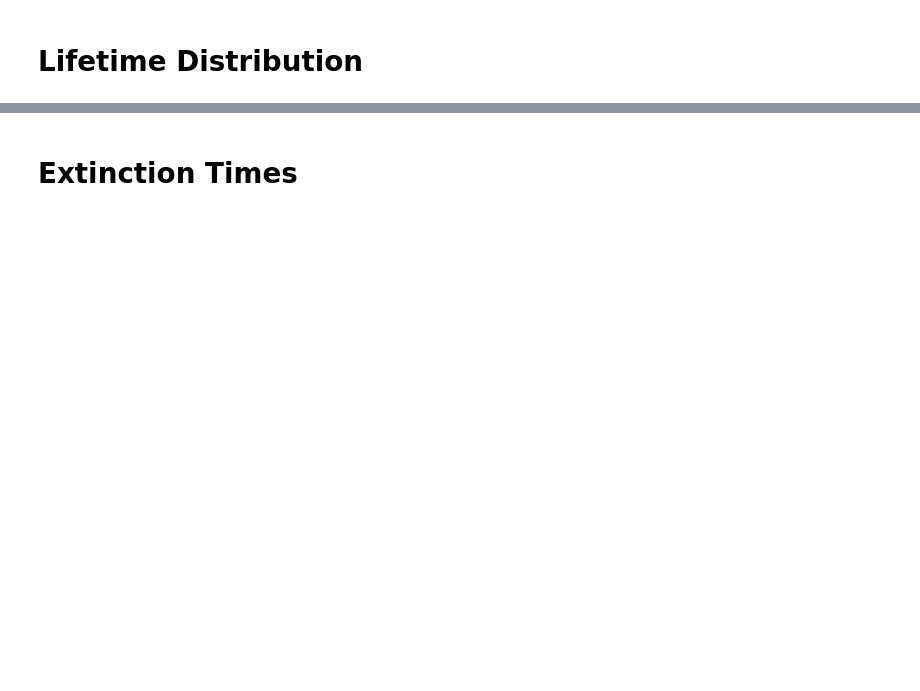
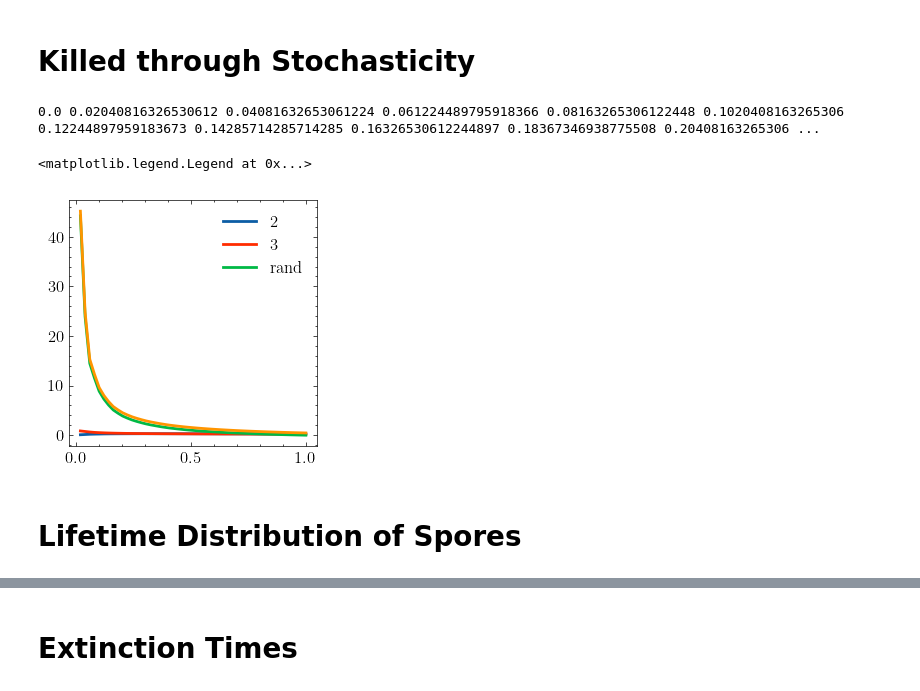
Before and after one commit to ISCOTTYI/dormant-life, a Jupyter notebook: plots.ipynb, the cells around one changed output, grey strips where cells are left out. Cells and saved outputs as stored; diff of their text form; code cells hidden in the pictures; blank space fills up the shorter version.

```diff
--- a/plots.ipynb
+++ b/plots.ipynb
@@ -11,2 +67,45 @@ from util import random_init_grid
+# %% [markdown]
+# Killed through Stochasticity
+# %%
+t_max = 10_000; t_trans = 200; runs = 30; grid_size = 300
+base_path = "data/spore-life/state-transitions/transition-table/grid-size-300/"
+alphas = np.loadtxt(os.path.join(base_path, "alpha-range.dat"))
+
+transitions_to_alive_2an = np.array([np.loadtxt(os.path.join(base_path, "alpha-%.3f.dat"%alpha))[2, 2] for alpha in alphas])/((t_max-t_trans)*runs)
+transitions_to_alive_3an = np.array([np.loadtxt(os.path.join(base_path, "alpha-%.3f.dat"%alpha))[2, 3] for alpha in alphas])/((t_max-t_trans)*runs)
+spore_counts = np.array([np.mean(np.loadtxt(os.path.join("data/spore-life/time-series", f"grid-size-{grid_size}/spore", "alpha-%.3f.dat"%alpha))[:, t_trans:]) for alpha in alphas])
+
+def killed_through_stochasticity(sl: SporeLife, t_max, t_trans):
+    data = np.zeros(t_max+1-t_trans)
+    sl.step_until(t_trans)
+    while sl.t < t_max:
+        determ_grid = sl.deterministic_step(silent=True)
+        determ_spores = np.count_nonzero(determ_grid == SPORE)
+        sl.step()
+        data[sl.t-t_trans] = determ_spores - sl.spore_count
+    return data
+
+transitions_to_dead = np.zeros(len(alphas))
+for i, alpha in enumerate(alphas):
+    print(alpha, end=" ")
+    sl = SporeLife(random_init_grid(grid_size), alpha=alpha)
+    transitions_to_dead[i] = np.mean(killed_through_stochasticity(sl, t_max, t_trans))
+# %% [output]
+0.0 0.02040816326530612 0.04081632653061224 0.061224489795918366 0.08163265306122448 0.1020408163265306 0.12244897959183673 0.14285714285714285 0.16326530612244897 0.18367346938775508 0.20408163265306 ...
+# %%
+base_path = "data/spore-life/state-transitions/transition-table/grid-size-300/"
+alphas = np.loadtxt(os.path.join(base_path, "alpha-range.dat"))
+
+tot_trans = transitions_to_alive_2an/spore_counts + transitions_to_alive_3an/spore_counts + transitions_to_dead/spore_counts
+
+fig, ax = plt.subplots()
+ax.plot(alphas, transitions_to_alive_2an/spore_counts, label=r"2")
+ax.plot(alphas, transitions_to_alive_3an/spore_counts, label=r"3")
+ax.plot(alphas, transitions_to_dead/spore_counts, label=r"rand")
+ax.plot(alphas, tot_trans)
+ax.legend()
+# %% [output]
+<matplotlib.legend.Legend at 0x...>
+[figure, added]
 # %% [markdown]
-# Lifetime Distribution
+# Lifetime Distribution of Spores
```
Also changed, not shown: parts of 26 cells of this notebook.
